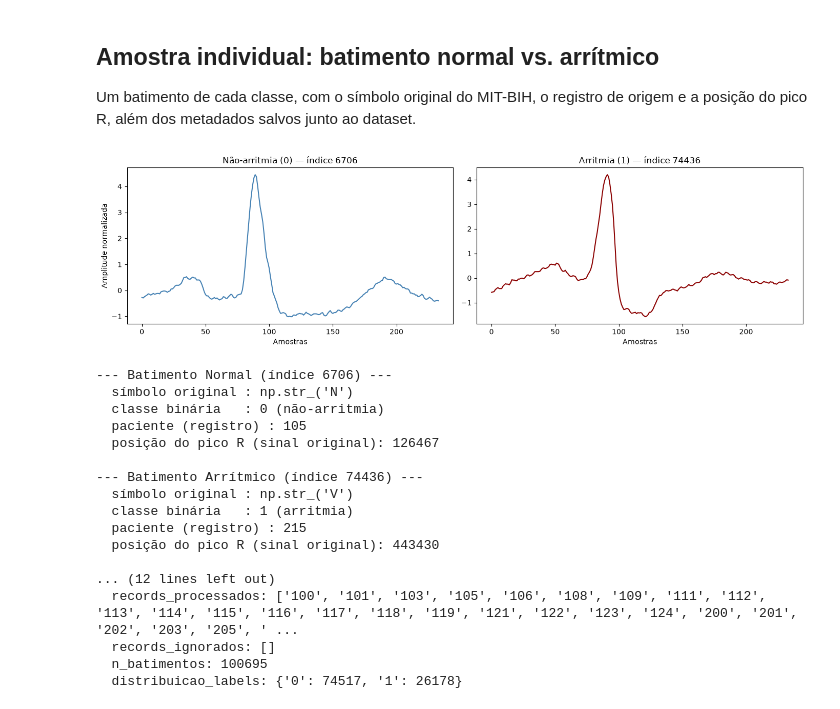
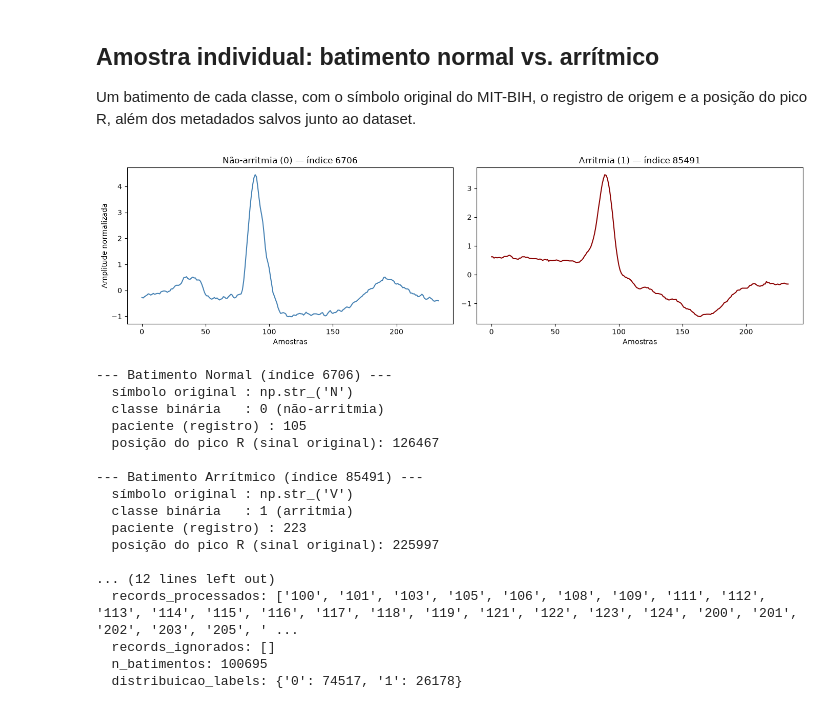
Before and after one commit to MoroFernando/xai_arrhythmia, a Jupyter notebook: notebooks/01_exploracao_mitbih.ipynb, the cells around one changed output. Saved outputs shown, nothing was run; the diff lists cells and outputs as text; code cells hidden in the pictures.

```diff
--- a/notebooks/01_exploracao_mitbih.ipynb
+++ b/notebooks/01_exploracao_mitbih.ipynb
@@ -53,49 +53,50 @@ origem e a posição do pico R, além dos metadados salvos junto ao dataset.
 rng = np.random.default_rng(42)
 
 idx_normal = rng.choice(np.flatnonzero(y == 0))
-idx_arritmico = rng.choice(np.flatnonzero(y == 1))
+# escolher arritmias que tenha o simbolo V
+idx_arritmico = rng.choice(np.flatnonzero((y == 1) & (dados["simbolos"] == "V")))
 
 r_peaks = dados.get("r_peaks")
 
 fig, axes = plt.subplots(1, 2, figsize=(14, 4))
 
 for ax, idx, titulo, cor in [
     (axes[0], idx_normal, "Não-arritmia (0)", "steelblue"),
     (axes[1], idx_arritmico, "Arritmia (1)", "darkred"),
 ]:
     ax.plot(X[idx], color=cor, linewidth=1.5)
     ax.set_title(f"{titulo} — índice {idx}")
     ax.set_xlabel("Amostras")
 
 axes[0].set_ylabel("Amplitude normalizada")
 fig.tight_layout()
 plt.show()
 
 for nome, idx in [("Normal", idx_normal), ("Arrítmico", idx_arritmico)]:
     print(f"--- Batimento {nome} (índice {idx}) ---")
     print(f"  símbolo original : {dados['simbolos'][idx]!r}")
     print(f"  classe binária   : {y[idx]} ({'não-arritmia' if y[idx] == 0 else 'arritmia'})")
     print(f"  paciente (registro) : {dados['pacientes'][idx]}")
     if r_peaks is not None:
         print(f"  posição do pico R (sinal original): {r_peaks[idx]}")
     print()
 
 print("--- Metadados do dataset ---")
 for chave, valor in dados["metadata"].items():
     print(f"  {chave}: {valor}")
 # %% [output]
-[figure, old version]
+[figure, new version]
 --- Batimento Normal (índice 6706) ---
   símbolo original : np.str_('N')
   classe binária   : 0 (não-arritmia)
   paciente (registro) : 105
   posição do pico R (sinal original): 126467
 
---- Batimento Arrítmico (índice 74436) ---
+--- Batimento Arrítmico (índice 85491) ---
   símbolo original : np.str_('V')
   classe binária   : 1 (arritmia)
-  paciente (registro) : 215
-  posição do pico R (sinal original): 443430
+  paciente (registro) : 223
+  posição do pico R (sinal original): 225997
 
 ... (12 lines left out)
   records_processados: ['100', '101', '103', '105', '106', '108', '109', '111', '112', '113', '114', '115', '116', '117', '118', '119', '121', '122', '123', '124', '200', '201', '202', '203', '205', ' ...
```
Also changed, not shown: 6 other files.
